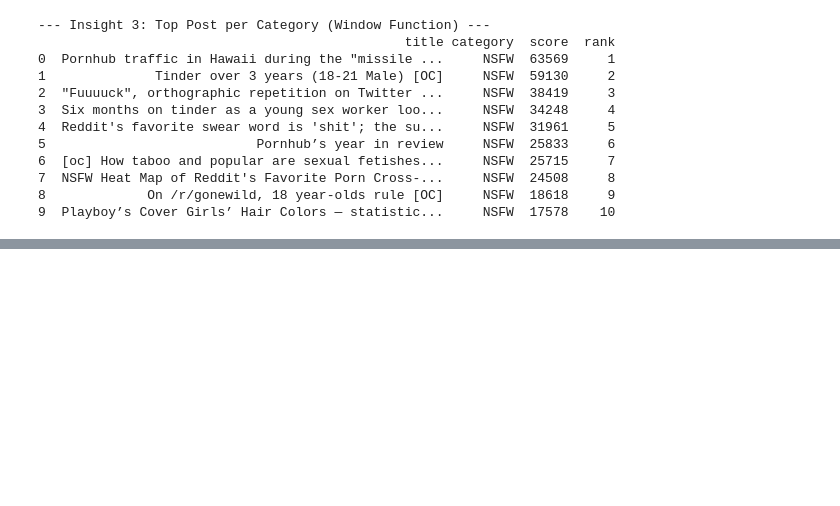
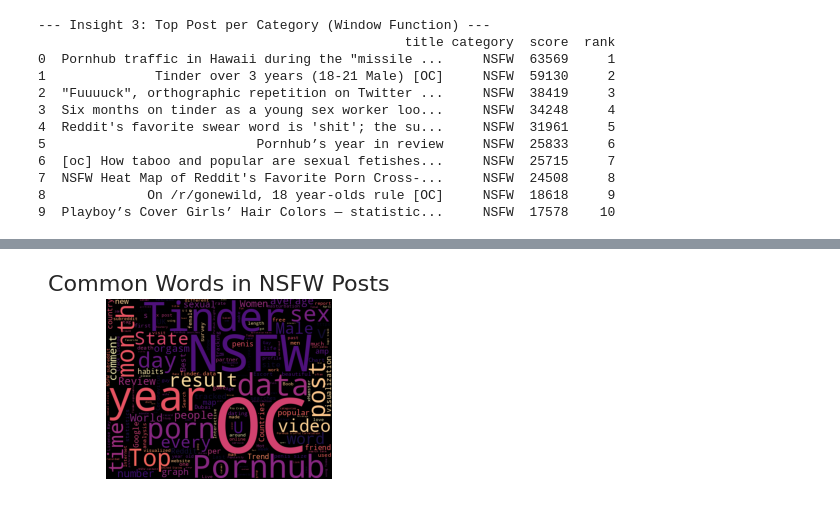
Before and after one commit to hardiksharma2005/Reddit-Post-Classifier, a Jupyter notebook: Reddit_Post_Analysis.ipynb, the cells around one changed output, grey strips where cells are left out. Drawn from its saved outputs; the diff is of its cells as text; code cells hidden in the pictures; blank space fills up the shorter version.

```diff
--- a/Reddit_Post_Analysis.ipynb
+++ b/Reddit_Post_Analysis.ipynb
@@ -128,0 +188,15 @@ except Exception as e:
+# %%
+# NSFW Word Cloud
+# (Only generate if we have NSFW data)
+if len(nsfw_text) > 0:
+    plt.subplot(1, 2, 2)
+    wc_nsfw = WordCloud(width=500, height=400, background_color='black', colormap='magma').generate(nsfw_text)
+    plt.imshow(wc_nsfw)
+    plt.axis('off')
+    plt.title('Common Words in NSFW Posts', fontsize=16)
+else:
+    print("⚠️ Not enough NSFW text data for the second cloud.")
+
+plt.show()
+# %% [output]
+[figure, added]
```
Also changed, not shown: parts of 6 cells of this notebook.
